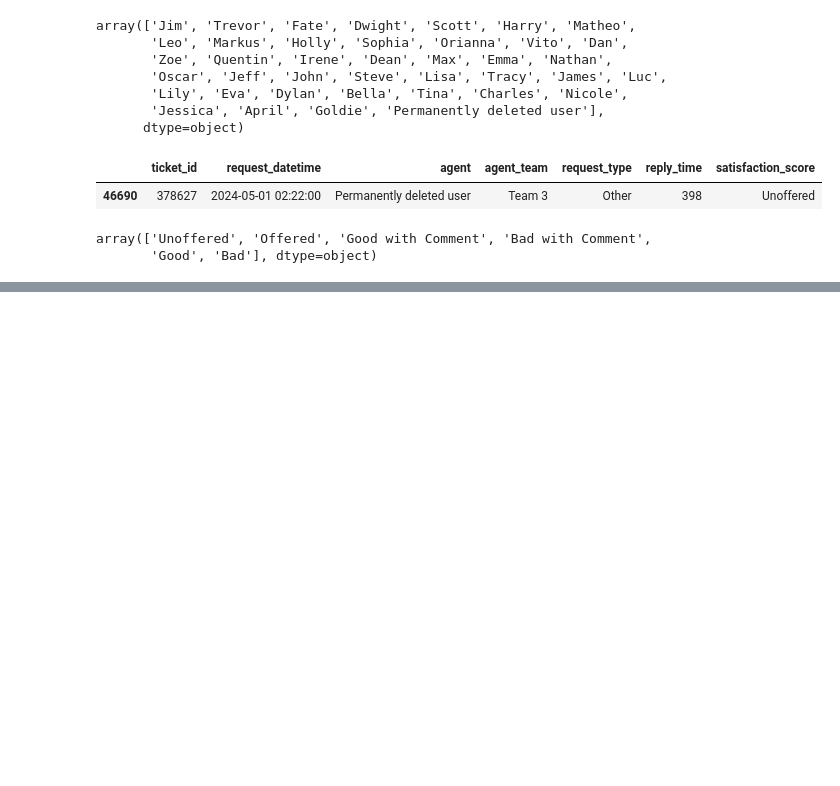
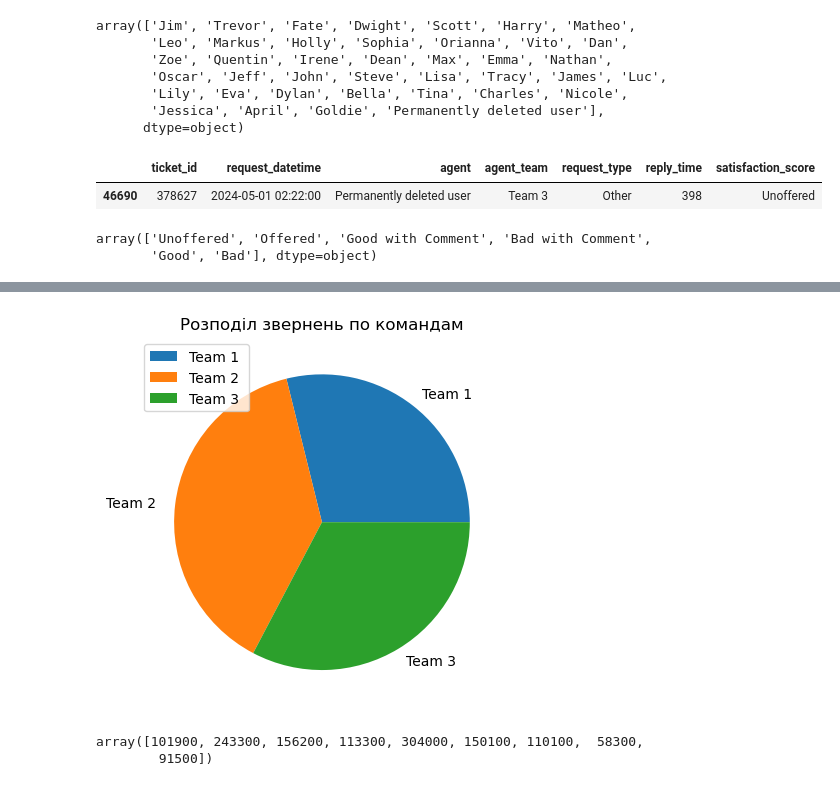
Before and after one commit to ItyTell/test_tasks, a Jupyter notebook: ORBIO/maim.ipynb, the cells around one changed output, grey strips where cells are left out. Saved outputs shown, nothing was run; the diff lists cells and outputs as text; code cells hidden in the pictures; blank space fills up the shorter version.

```diff
--- a/ORBIO/maim.ipynb
+++ b/ORBIO/maim.ipynb
@@ -137,0 +162,20 @@ plt.show()
+# %%
+sizes = np.array([df.query('agent_team== "{}"'.format(lebel)).shape[0] for lebel in df["agent_team"].unique()])
+sizes = sizes * 100
+# %%
+fig, ax = plt.subplots()
+ax.pie(sizes, labels=df["agent_team"].unique())
+plt.title("Розподіл звернень по командам")
+plt.legend()
+plt.show()
+# %% [output]
+[figure, added]
+# %%
+sizes = np.array([df.query('agent== "{}"'.format(lebel)).shape[0] for lebel in df.query('agent_team== "{}"'.format('Team 1 '))["agent"].unique()])
+lebels = df.query('agent_team== "{}"'.format('Team 1 '))["agent"].unique()
+#sizes = sizes / sum(sizes)
+sizes = sizes * 100
+sizes
+# %% [output]
+array([101900, 243300, 156200, 113300, 304000, 150100, 110100,  58300,
+        91500])
```
Also changed, not shown: parts of 23 cells of this notebook.
